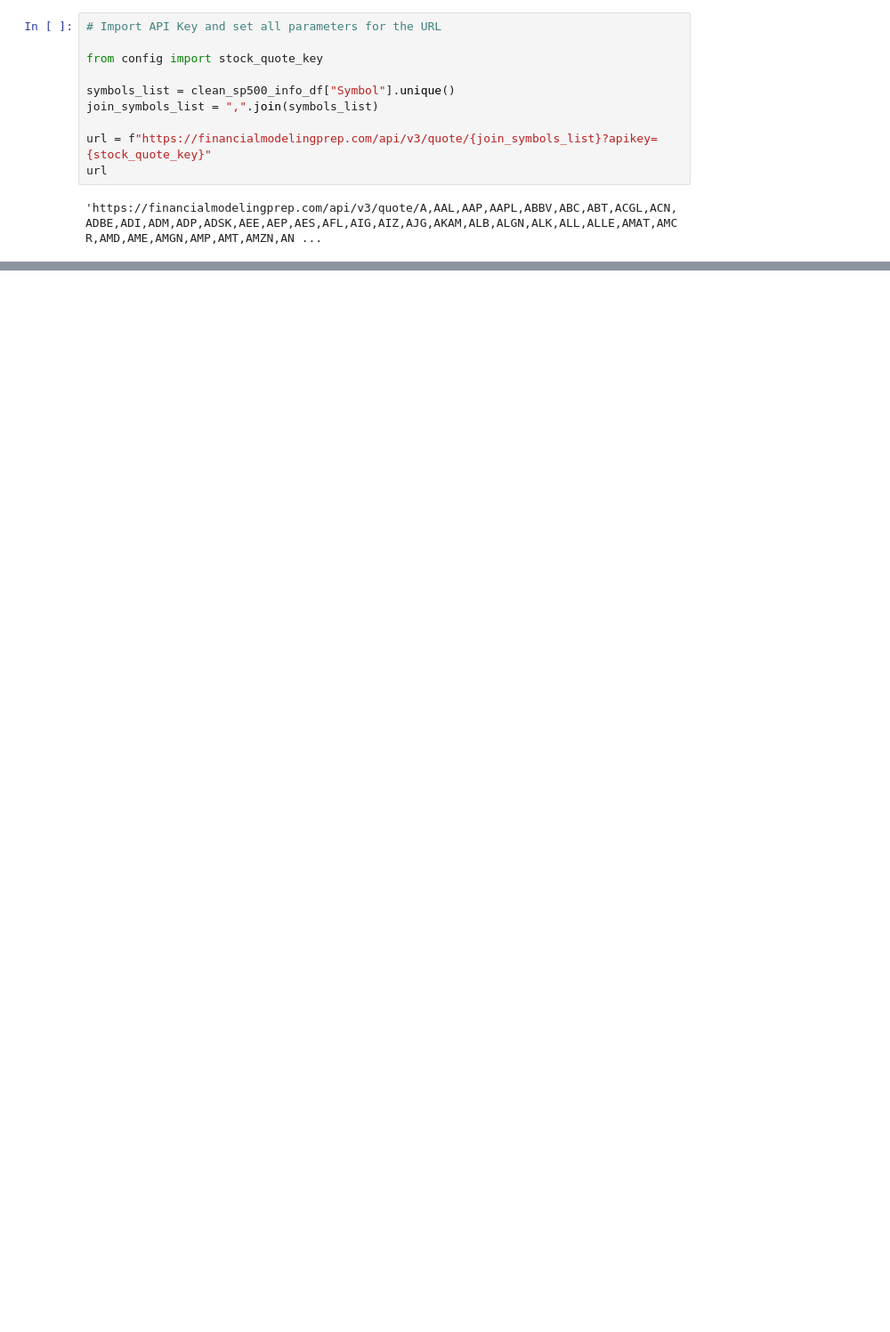
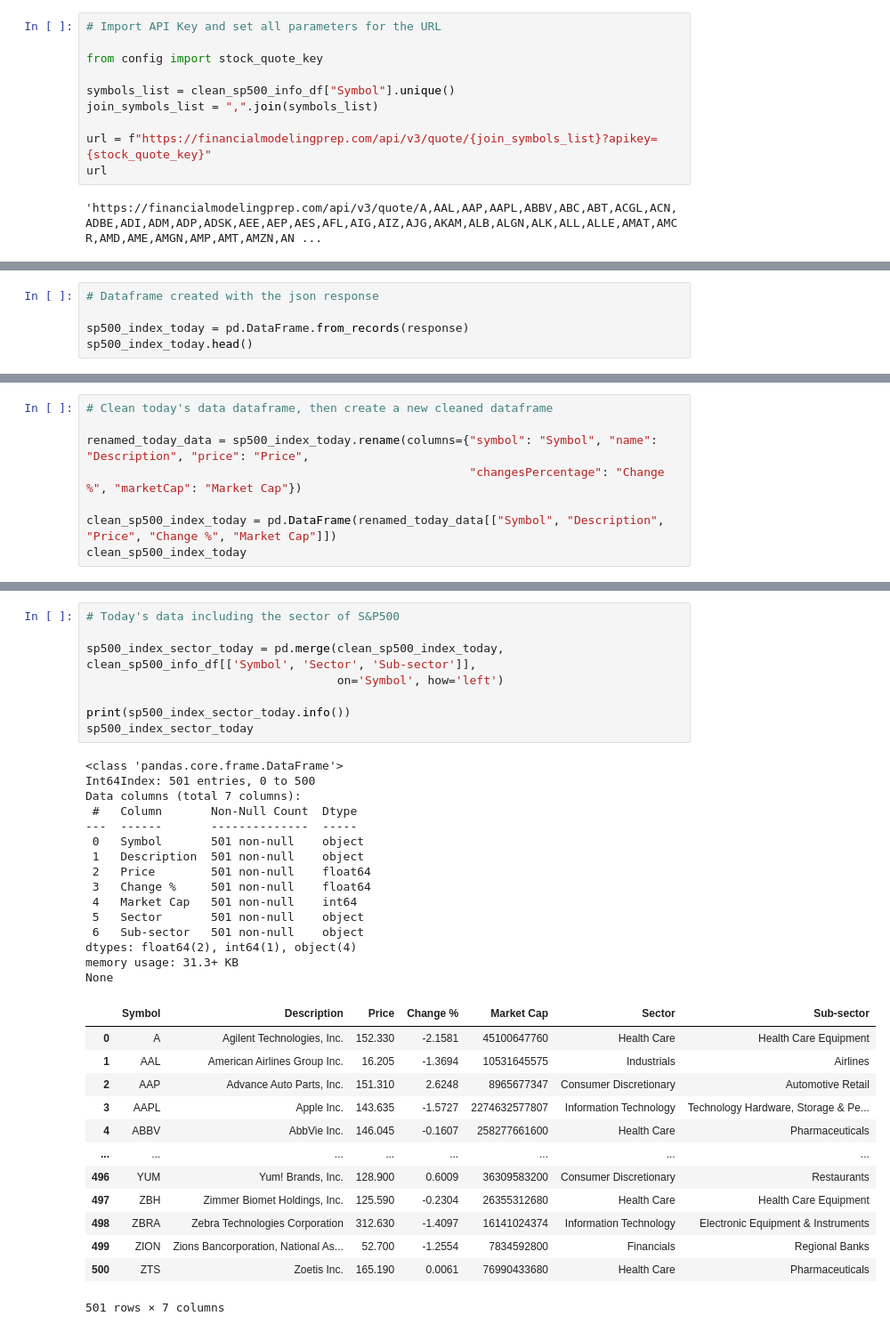
Before and after one commit to rocklurva/Mini-Project-1, a Jupyter notebook: main.ipynb, the cells around one changed output, grey strips where cells are left out. Shown: that part at 89% size. Drawn from its saved outputs; the diff is of its cells as text; blank space fills up the shorter version.

Commit message:
data cleaned

```diff
--- a/main.ipynb
+++ b/main.ipynb
@@ -276,0 +294,5 @@ print(json.dumps(response, indent=4, sort_keys=True))
+# %%
+# Dataframe created with the json response
+
+sp500_index_today = pd.DataFrame.from_records(response)
+sp500_index_today.head()
@@ -276,0 +307,8 @@ print(json.dumps(response, indent=4, sort_keys=True))
+# %%
+# Clean today's data dataframe, then create a new cleaned dataframe
+
+renamed_today_data = sp500_index_today.rename(columns={"symbol": "Symbol", "name": "Description", "price": "Price",
+                                                       "changesPercentage": "Change %", "marketCap": "Market Cap"})
+
+clean_sp500_index_today = pd.DataFrame(renamed_today_data[["Symbol", "Description", "Price", "Change %", "Market Cap"]])
+clean_sp500_index_today
@@ -276,0 +329,37 @@ print(json.dumps(response, indent=4, sort_keys=True))
+# %%
+# Today's data including the sector of S&P500
+
+sp500_index_sector_today = pd.merge(clean_sp500_index_today, clean_sp500_info_df[['Symbol', 'Sector', 'Sub-sector']],
+                                    on='Symbol', how='left')
+
+print(sp500_index_sector_today.info())
+sp500_index_sector_today
+# %% [output]
+<class 'pandas.core.frame.DataFrame'>
+Int64Index: 501 entries, 0 to 500
+Data columns (total 7 columns):
+ #   Column       Non-Null Count  Dtype
+---  ------       --------------  -----
+ 0   Symbol       501 non-null    object
+ 1   Description  501 non-null    object
+ 2   Price        501 non-null    float64
+ 3   Change %     501 non-null    float64
+ 4   Market Cap   501 non-null    int64
+ 5   Sector       501 non-null    object
+ 6   Sub-sector   501 non-null    object
+dtypes: float64(2), int64(1), object(4)
+memory usage: 31.3+ KB
+None
+|  | Symbol | Description | Price | Change % | Market Cap | Sector | Sub-sector |
+| 0 | A | Agilent Technologies, Inc. | 152.330 | -2.1581 | 45100647760 | Health Care | Health Care Equipment |
+| 1 | AAL | American Airlines Group Inc. | 16.205 | -1.3694 | 10531645575 | Industrials | Airlines |
+| 2 | AAP | Advance Auto Parts, Inc. | 151.310 | 2.6248 | 8965677347 | Consumer Discretionary | Automotive Retail |
+| 3 | AAPL | Apple Inc. | 143.635 | -1.5727 | 2274632577807 | Information Technology | Technology Hardware, Storage & Pe... |
+| 4 | ABBV | AbbVie Inc. | 146.045 | -0.1607 | 258277661600 | Health Care | Pharmaceuticals |
+| ... | ... | ... | ... | ... | ... | ... | ... |
+| 496 | YUM | Yum! Brands, Inc. | 128.900 | 0.6009 | 36309583200 | Consumer Discretionary | Restaurants |
+| 497 | ZBH | Zimmer Biomet Holdings, Inc. | 125.590 | -0.2304 | 26355312680 | Health Care | Health Care Equipment |
+| 498 | ZBRA | Zebra Technologies Corporation | 312.630 | -1.4097 | 16141024374 | Information Technology | Electronic Equipment & Instruments |
+| 499 | ZION | Zions Bancorporation, National As... | 52.700 | -1.2554 | 7834592800 | Financials | Regional Banks |
+| 500 | ZTS | Zoetis Inc. | 165.190 | 0.0061 | 76990433680 | Health Care | Pharmaceuticals |
+501 rows × 7 columns
```
Also changed, not shown: parts of 7 cells of this notebook, 3 other files.
